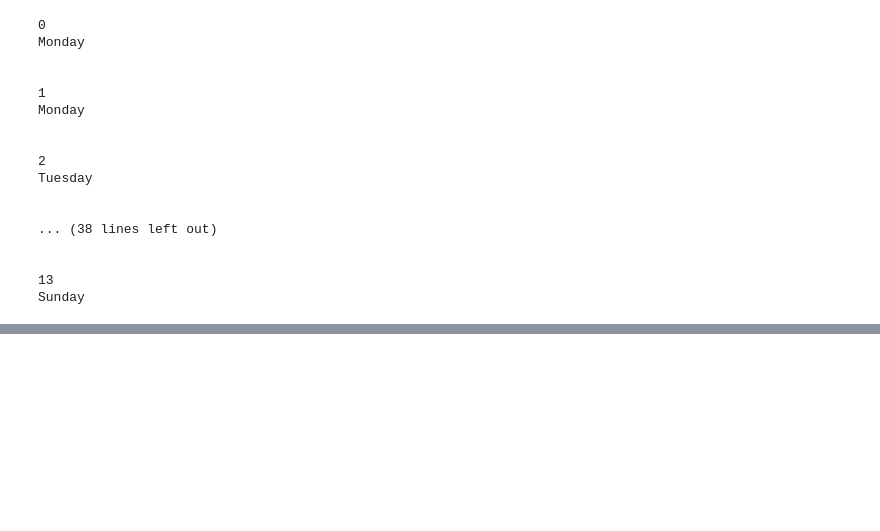
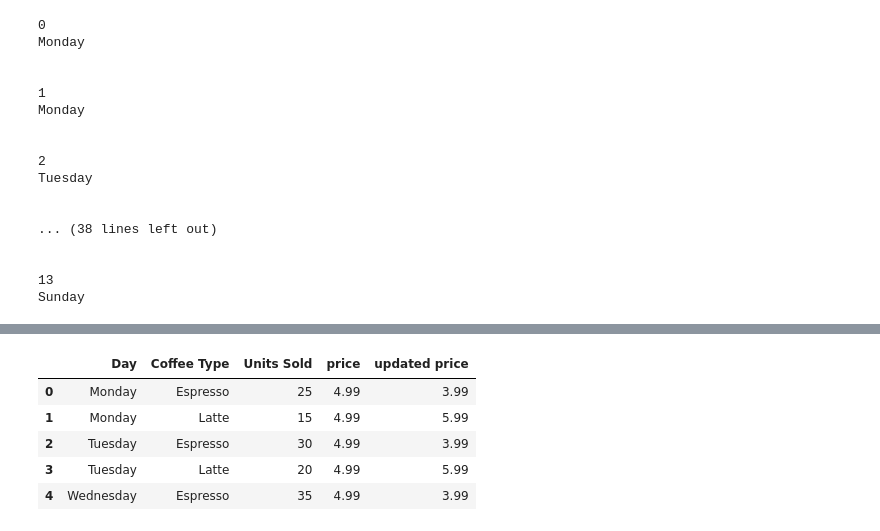
Before and after one commit to nehin17/DataScience, a Jupyter notebook: Pandas/coffee.ipynb, the cells around one changed output, grey strips where cells are left out. Drawn from its saved outputs; the diff is of its cells as text; code cells hidden in the pictures; blank space fills up the shorter version.

Commit message:
adding new code from feature2 in coffee.ipynb

```diff
--- a/Pandas/coffee.ipynb
+++ b/Pandas/coffee.ipynb
@@ -238,4 +167,0 @@ df.head()
-# %%
-#renaming a column
-df.rename(columns={"new price": "updated price"}, inplace = True)
-df.head()
@@ -248,0 +179,3 @@ df.head()
+# %%
+df_new= df.copy()
+df_new.head()
@@ -248,0 +189,4 @@ df.head()
+# %%
+#adding new column
+df_new["price"]= 4.99
+df_new.head()
@@ -248,0 +200,4 @@ df.head()
+# %%
+#adding new column
+df_new["new price"]= np.where(df_new['Coffee Type']=='Espresso', 3.99, 5.99)
+df_new.head()
@@ -248,0 +211,11 @@ df.head()
+# %%
+#renaming a column
+df_new.rename(columns={"new price":"updated price"}, inplace = True)
+df_new.head()
+# %% [output]
+|  | Day | Coffee Type | Units Sold | price | updated price |
+| 0 | Monday | Espresso | 25 | 4.99 | 3.99 |
+| 1 | Monday | Latte | 15 | 4.99 | 5.99 |
+| 2 | Tuesday | Espresso | 30 | 4.99 | 3.99 |
+| 3 | Tuesday | Latte | 20 | 4.99 | 5.99 |
+| 4 | Wednesday | Espresso | 35 | 4.99 | 3.99 |
```
Also changed, not shown: parts of 17 cells of this notebook.
